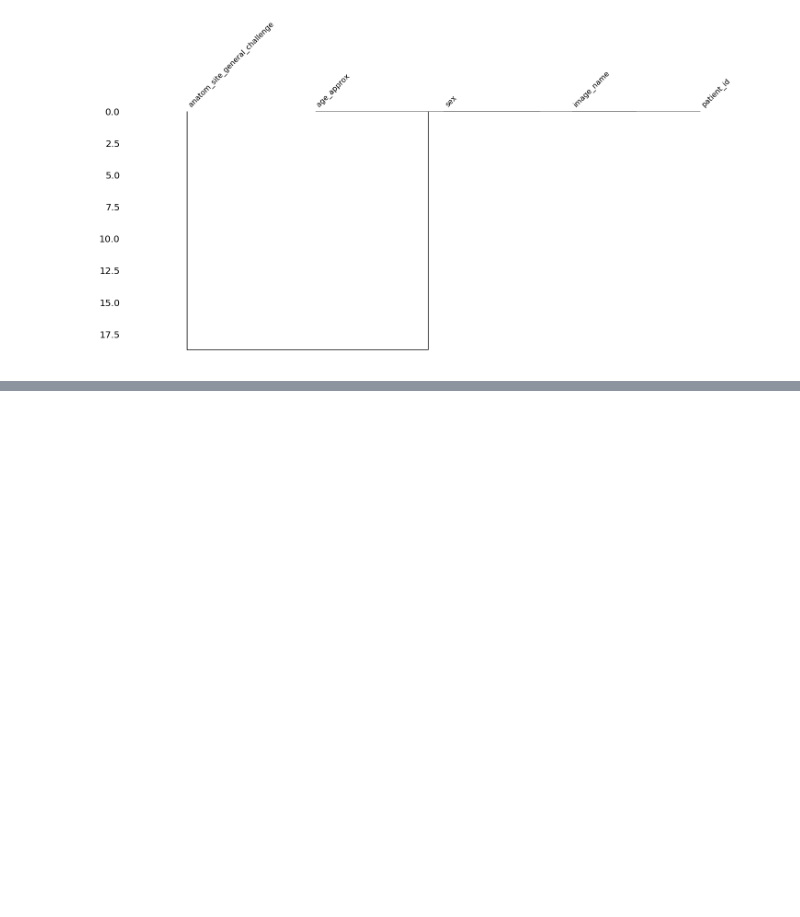
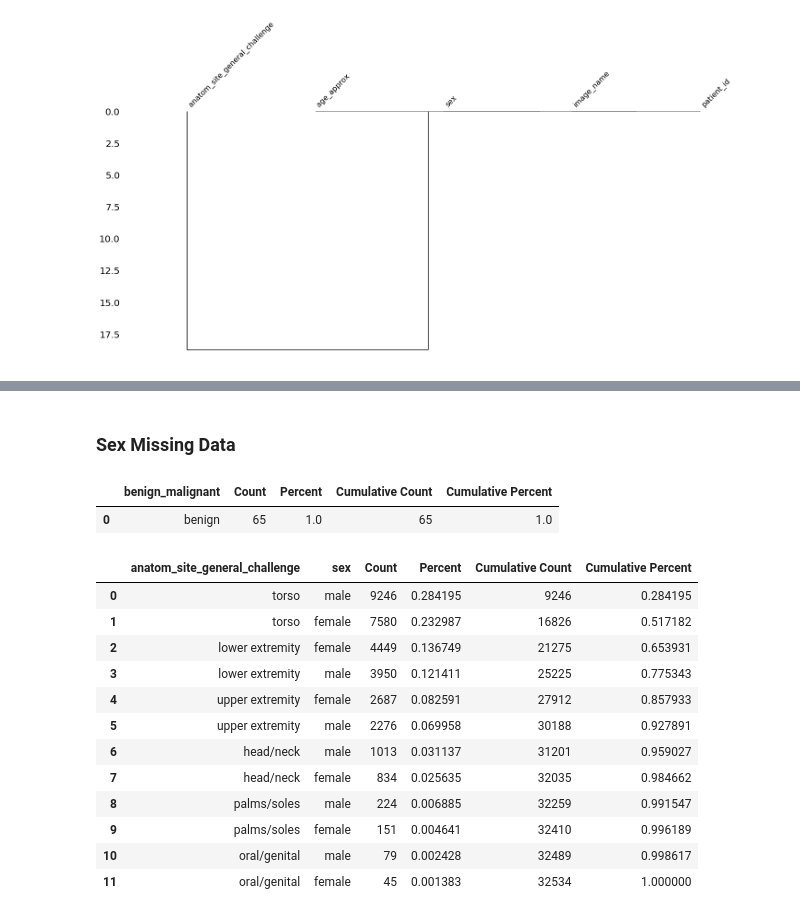
Before and after one commit to JsyPhil/2020-Melanoma-Comp, a Jupyter notebook: CSV-Missing-Data-080620.ipynb, the cells around one changed output, grey strips where cells are left out. Saved outputs shown, nothing was run; the diff lists cells and outputs as text; code cells hidden in the pictures; blank space fills up the shorter version.

```diff
--- a/CSV-Missing-Data-080620.ipynb
+++ b/CSV-Missing-Data-080620.ipynb
@@ -198,0 +111,2 @@ msno.dendrogram(csv_test_file)
+# %% [markdown]
+### Sex Missing Data
@@ -198,0 +116,5 @@ msno.dendrogram(csv_test_file)
+# %%
+nan_sex.stb.freq(['benign_malignant'])
+# %% [output]
+|  | benign_malignant | Count | Percent | Cumulative Count | Cumulative Percent |
+| 0 | benign | 65 | 1.0 | 65 | 1.0 |
@@ -198,0 +123,16 @@ msno.dendrogram(csv_test_file)
+# %%
+csv_train_file.stb.freq(['anatom_site_general_challenge', 'sex'])
+# %% [output]
+|  | anatom_site_general_challenge | sex | Count | Percent | Cumulative Count | Cumulative Percent |
+| 0 | torso | male | 9246 | 0.284195 | 9246 | 0.284195 |
+| 1 | torso | female | 7580 | 0.232987 | 16826 | 0.517182 |
+| 2 | lower extremity | female | 4449 | 0.136749 | 21275 | 0.653931 |
+| 3 | lower extremity | male | 3950 | 0.121411 | 25225 | 0.775343 |
+| 4 | upper extremity | female | 2687 | 0.082591 | 27912 | 0.857933 |
+| 5 | upper extremity | male | 2276 | 0.069958 | 30188 | 0.927891 |
+| 6 | head/neck | male | 1013 | 0.031137 | 31201 | 0.959027 |
+| 7 | head/neck | female | 834 | 0.025635 | 32035 | 0.984662 |
+| 8 | palms/soles | male | 224 | 0.006885 | 32259 | 0.991547 |
+| 9 | palms/soles | female | 151 | 0.004641 | 32410 | 0.996189 |
+| 10 | oral/genital | male | 79 | 0.002428 | 32489 | 0.998617 |
+| 11 | oral/genital | female | 45 | 0.001383 | 32534 | 1.000000 |
```
Also changed, not shown: parts of 49 cells of this notebook, 2 other files.
